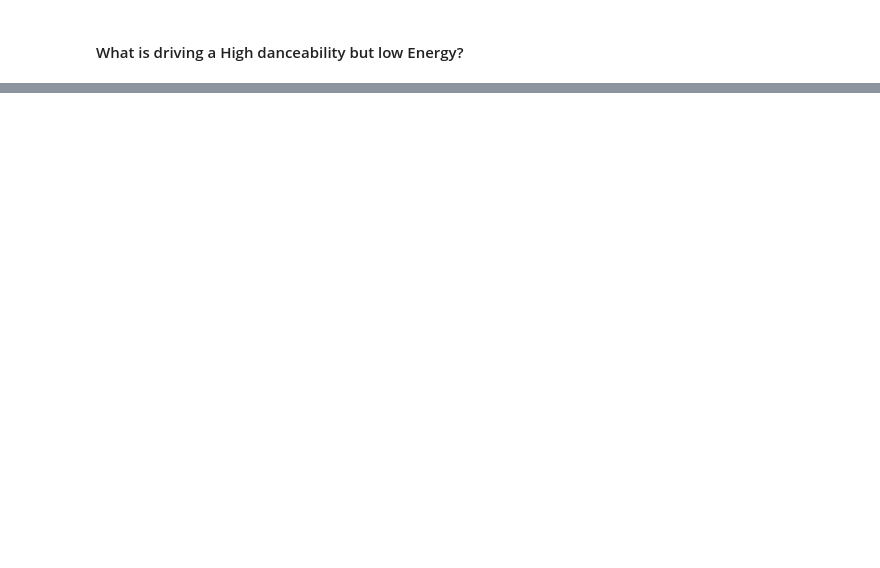
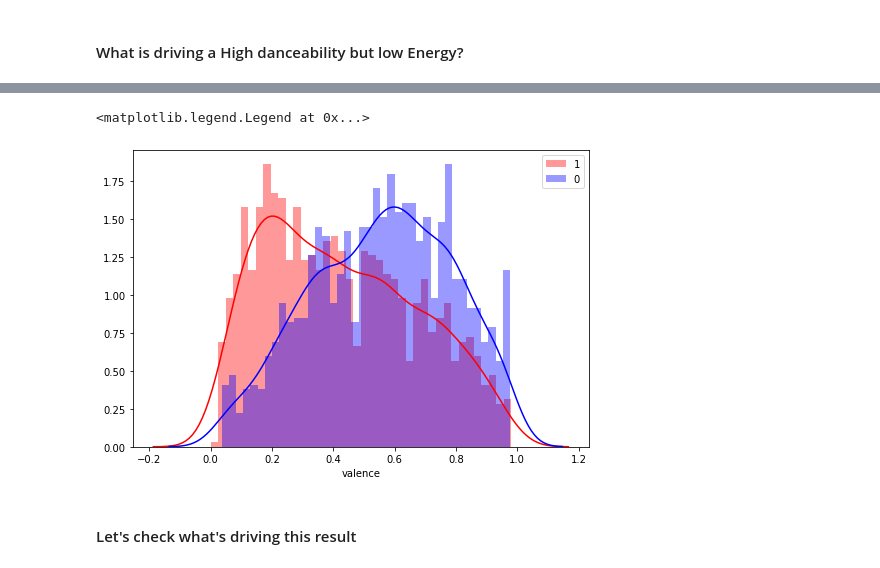
Before and after one commit to ritapereira10/Spotify-Analysis, a Jupyter notebook: code/first EDA & ML.ipynb, the cells around one changed output, grey strips where cells are left out. Cells and saved outputs as stored; diff of their text form; code cells hidden in the pictures; blank space fills up the shorter version.

```diff
--- a/code/first EDA & ML.ipynb
+++ b/code/first EDA & ML.ipynb
@@ -456,0 +539,13 @@ high_dance_lower_energy
+# %%
+plt.figure(figsize=(18,12))
+plt.subplot(2,2,1)
+sns.distplot(data[data['Like']==1]['valence'], color='red', bins=40)
+sns.distplot(data[data['Like']==0]['valence'], color='blue', bins=40)
+plt.legend((1,0))
+
+#I was ecpecting this.... thanks LDR again
+# %% [output]
+<matplotlib.legend.Legend at 0x...>
+[figure, added]
+# %% [markdown]
+#### Let's check what's driving this result
```
Also changed, not shown: parts of 42 cells of this notebook, 9 other files.
